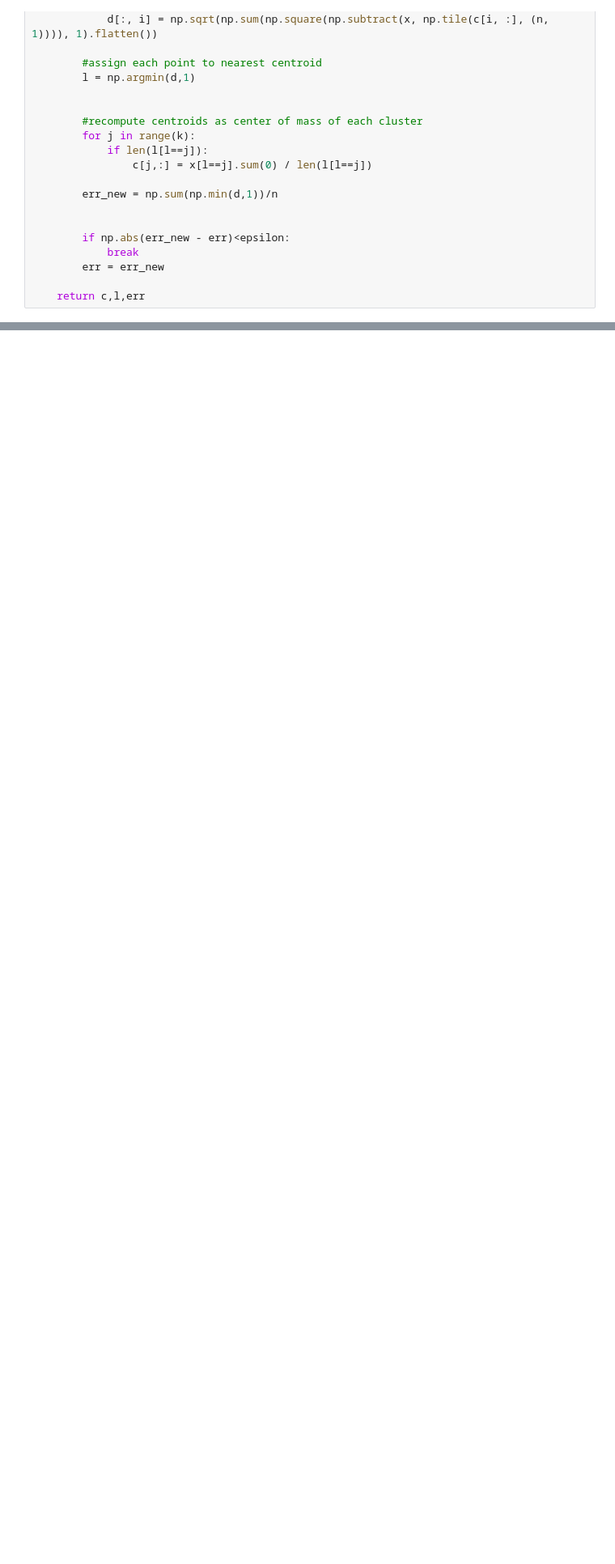
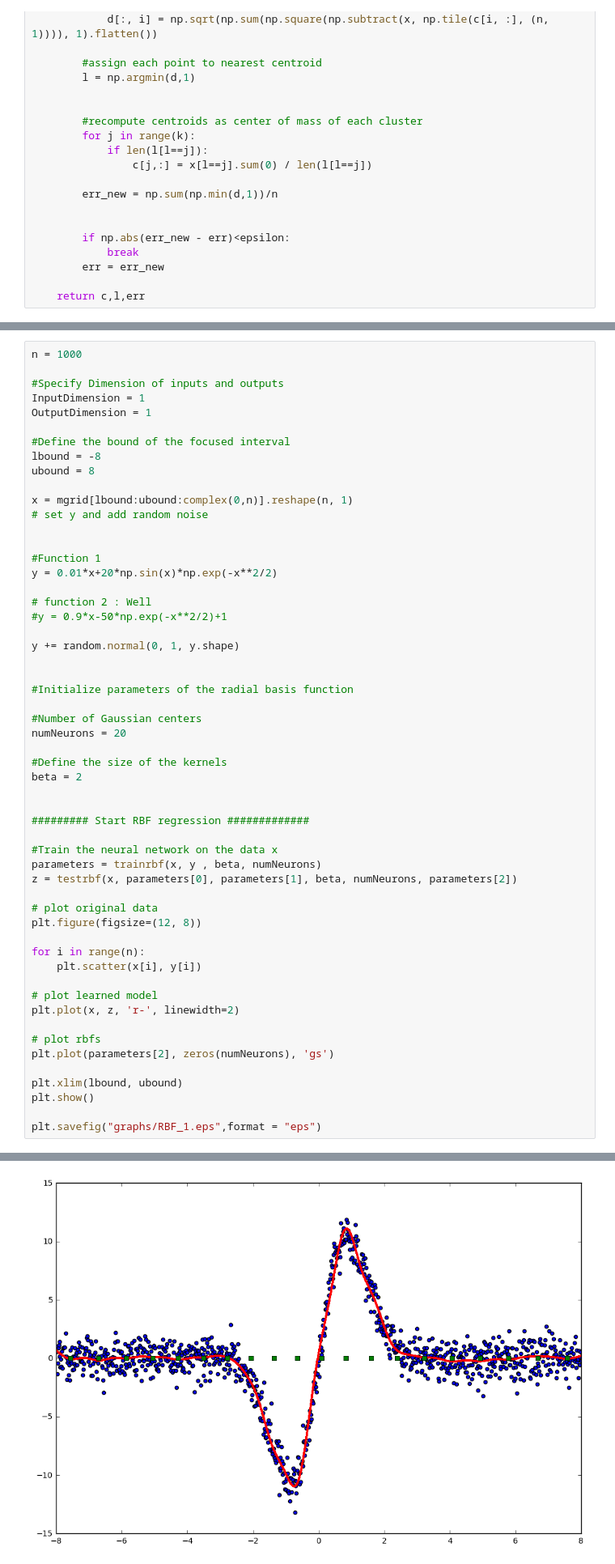
Before and after one commit to VincentBt/Projet-PGM, a Jupyter notebook: FunctionApprox.ipynb, the cells around one changed output, grey strips where cells are left out. Shown at 81% size. Drawn from its saved outputs; the diff is of its cells as text; blank space fills up the shorter version.

```diff
--- a/FunctionApprox.ipynb
+++ b/FunctionApprox.ipynb
@@ -172,0 +103,56 @@ def kmeans(x,k):
+# %%
+n = 1000
+
+#Specify Dimension of inputs and outputs
+InputDimension = 1
+OutputDimension = 1
+
+#Define the bound of the focused interval
+lbound = -8
+ubound = 8
+
+x = mgrid[lbound:ubound:complex(0,n)].reshape(n, 1)
+# set y and add random noise
+
+
+#Function 1
+y = 0.01*x+20*np.sin(x)*np.exp(-x**2/2)
+
+# function 2 : Well
+#y = 0.9*x-50*np.exp(-x**2/2)+1
+
+y += random.normal(0, 1, y.shape)
+
+
+#Initialize parameters of the radial basis function
+
+#Number of Gaussian centers
+numNeurons = 20
+
+#Define the size of the kernels
+beta = 2
+
+
+######### Start RBF regression #############
+
+#Train the neural network on the data x
+parameters = trainrbf(x, y , beta, numNeurons)
+z = testrbf(x, parameters[0], parameters[1], beta, numNeurons, parameters[2])
+
+# plot original data
+plt.figure(figsize=(12, 8))
+
+for i in range(n):
+    plt.scatter(x[i], y[i])
+
+# plot learned model
+plt.plot(x, z, 'r-', linewidth=2)
+
+# plot rbfs
+plt.plot(parameters[2], zeros(numNeurons), 'gs')
+
+plt.xlim(lbound, ubound)
+plt.show()
+
+plt.savefig("graphs/RBF_1.eps",format = "eps")
+# %% [output]
@@ -172,0 +177 @@ def kmeans(x,k):
+[figure, added]
```
Also changed, not shown: parts of 4 cells of this notebook.
